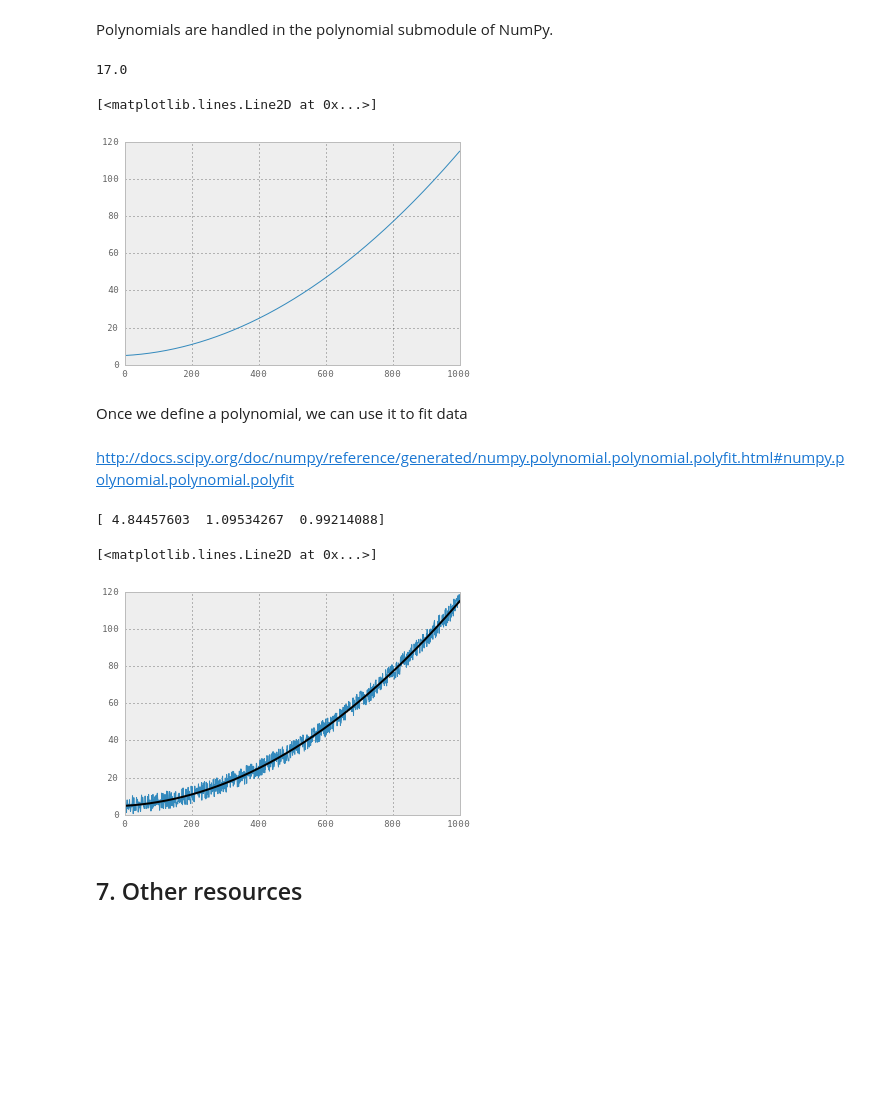
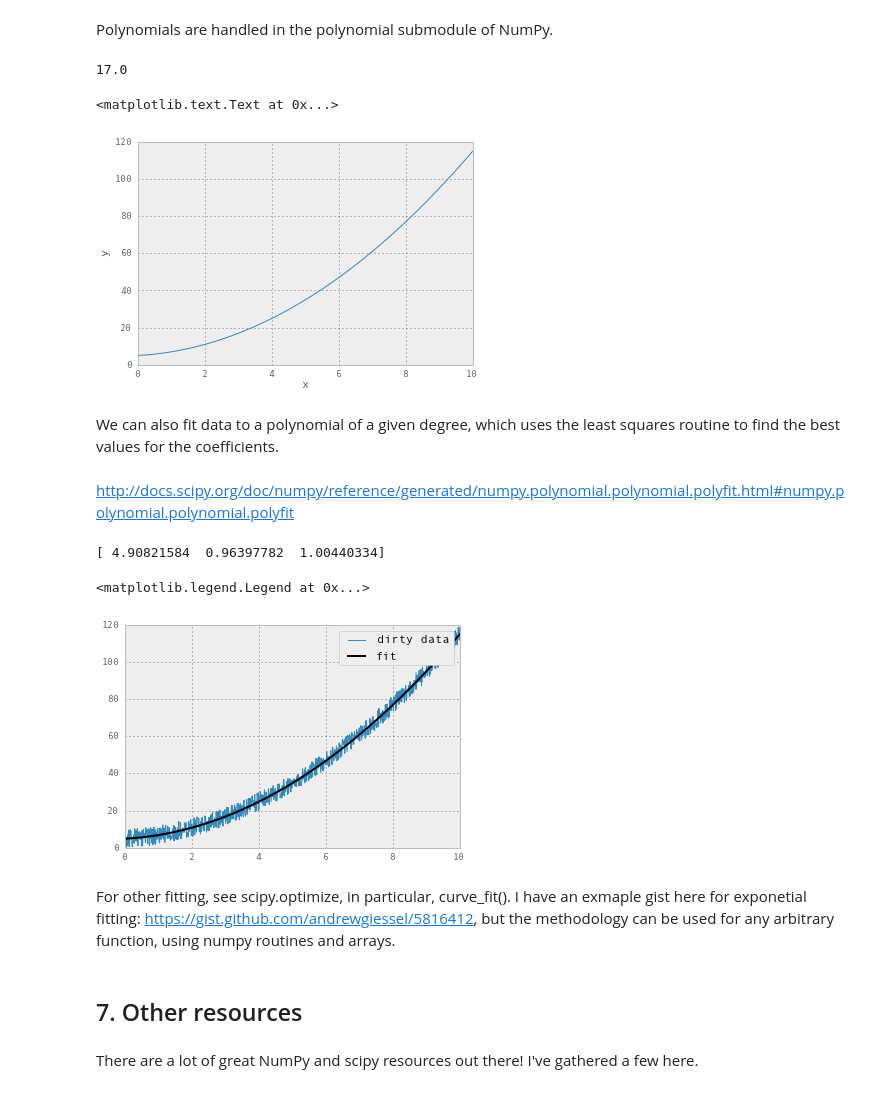
Before and after one commit to andrewgiessel/pydata_bos_2013_intro_to_numpy, a Jupyter notebook: Introduction To NumPy.ipynb, the cells around one changed output. Saved outputs shown, nothing was run; the diff lists cells and outputs as text; code cells hidden in the pictures; blank space fills up the shorter version.

Commit message:
finshed polynomial and added FFT example from glowing python

```diff
--- a/Introduction To NumPy.ipynb
+++ b/Introduction To NumPy.ipynb
@@ -832,15 +868,22 @@ print e_vecs
 # %% [markdown]
 Polynomials are handled in the polynomial submodule of NumPy.
 # %%
-p = np.polynomial.Polynomial([5,1,1]) # polynomials have their own convience classes, you pass in the coefficents.
+# polynomials have their own convience classes, you pass in the coefficents.
+# the degree is infered from the length of the coefficent list.
+
+p = np.polynomial.Polynomial([5,1,1])
+
+# we can evaluate at a point or over a range of values
 print p(3)
-plot(p(np.arange(0,10,0.01)))
+plot(np.arange(0,10,0.01), p(np.arange(0,10,0.01)))
+xlabel('x')
+ylabel('y')
 # %% [output]
 17.0
-[<matplotlib.lines.Line2D at 0x...>]
+<matplotlib.text.Text at 0x...>
-[figure, old version]
+[figure, new version]
-# %% [markdown]
-Once we define a polynomial, we can use it to fit data
+# %% [markdown]
+We can also fit data to a polynomial of a given degree, which uses the least squares routine to find the best values for the coefficients.
 # %% [markdown]
 http://docs.scipy.org/doc/numpy/reference/generated/numpy.polynomial.polynomial.polyfit.html#numpy.polynomial.polynomial.polyfit
 # %%
@@ -852,13 +897,19 @@ dirty_data = clean_data + np.random.random(num_points) * 10 - 5
 # %%
-fit_coefs = np.polynomial.polynomial.polyfit(x_vals, dirty_data, 2)
+fit_coefs = np.polynomial.polynomial.polyfit(x_vals, dirty_data, 2) # takes x values, y values and the degree to try and fit the data to
 print fit_coefs
-fit_p = np.polynomial.Polynomial(fit_coefs)
+fit_p = np.polynomial.Polynomial(fit_coefs) # now build a polynomial with those fit values
 
-plot(dirty_data)
-plot(fit_p(x_vals), lw=2, color='black')
+# plot them
+plot(x_vals, dirty_data, label='dirty data')
+plot(x_vals, fit_p(x_vals), lw=2, color='black', label='fit')
+legend()
 # %% [output]
-[ 4.84457603  1.09534267  0.99214088]
+[ 4.90821584  0.96397782  1.00440334]
-[<matplotlib.lines.Line2D at 0x...>]
+<matplotlib.legend.Legend at 0x...>
-[figure, old version]
+[figure, new version]
+# %% [markdown]
+For other fitting, see scipy.optimize, in particular, curve_fit().  I have an exmaple gist here for exponetial fitting:  https://gist.github.com/andrewgiessel/5816412, but the methodology can be used for any arbitrary function, using numpy routines and arrays.
 # %% [markdown]
 ## 7. Other resources
+# %% [markdown]
+There are a lot of great NumPy and scipy resources out there!  I've gathered a few here.
```
Also changed, not shown: parts of 12 cells of this notebook.
